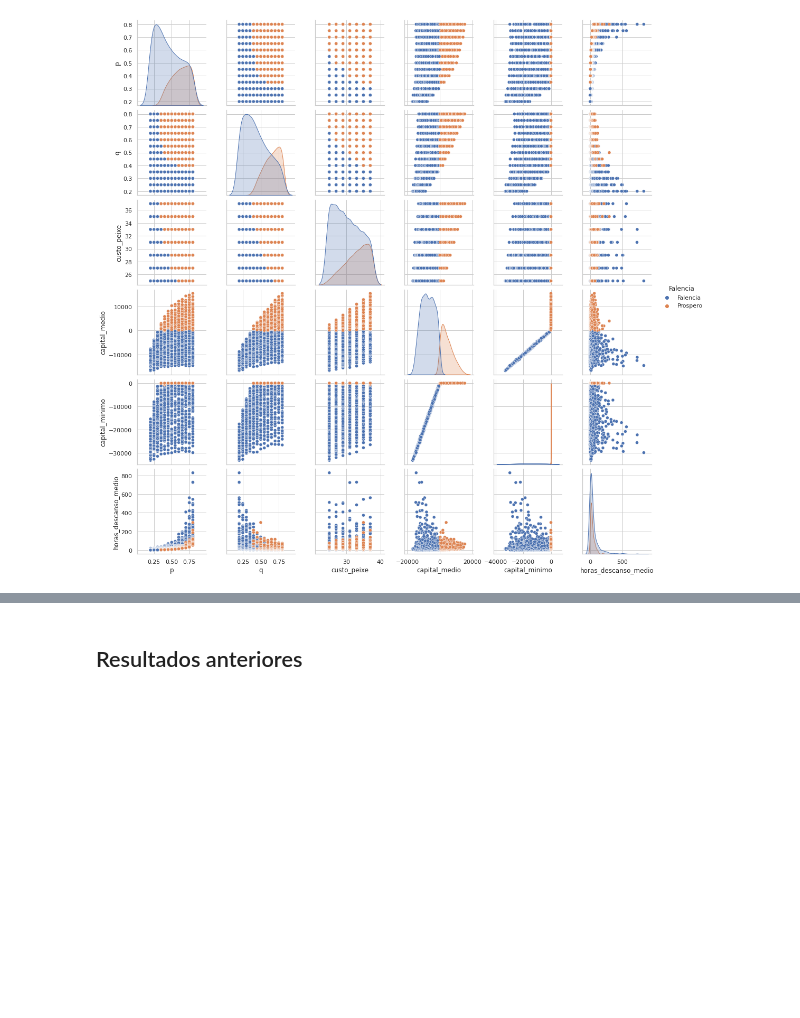
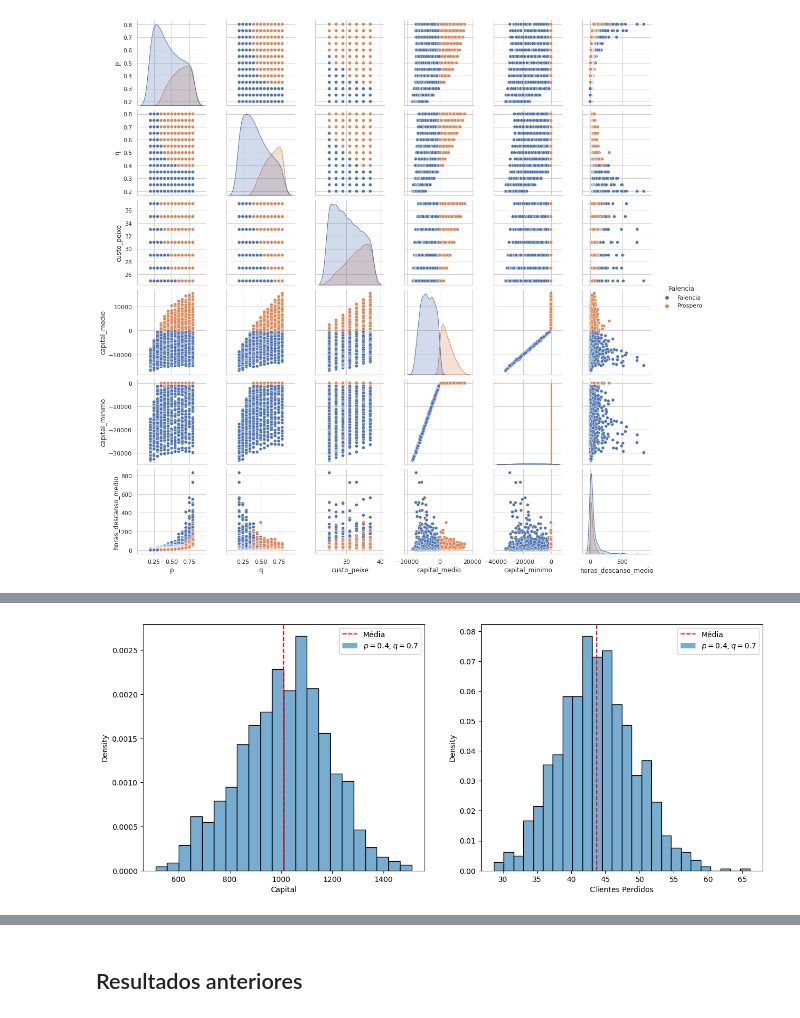
Before and after one commit to jorgesalhani/Statistics, a Jupyter notebook: Project/Prj1.ipynb, the cells around one changed output, grey strips where cells are left out. Cells and saved outputs as stored; diff of their text form; code cells hidden in the pictures; blank space fills up the shorter version.

```diff
--- a/Project/Prj1.ipynb
+++ b/Project/Prj1.ipynb
@@ -709,0 +747,13 @@ plt.show()
+# %%
+n_horas = 1000
+colun = ['capital', 'clientesPerdi']
+capital = []
+clientesPerdi = []
+
+for i in range(1000):
+  df2 = simular_N_horas_M_barracas_var_PQ(n_horas, 1, p=0.4, q=0.7, custo_peixe=32, capital_inicial=1000)
+  if np.min(df2['CapitalAtual']) < 0:
+    i-=1
+  else:
+    clientesPerdi.append(np.mean(df2['ClientesPerdidos']))
+    capital.append(np.mean(df2['CapitalAtual']))
@@ -709,0 +771,21 @@ plt.show()
+# %%
+df_means = pd.DataFrame({colun[0]: capital, colun[1]: clientesPerdi})
+
+fig, ax = plt.subplots(1,2,figsize=(15,6))
+
+sns.histplot(df_means, x='capital', stat='density', ax=ax[0], alpha=.6)
+sns.histplot(df_means, x='clientesPerdi', stat='density', ax=ax[1], alpha=.6)
+
+ax[0].axvline(np.mean(df_means['capital']), color='red' , ls='dashed')
+ax[1].axvline(np.mean(df_means['clientesPerdi']), color='red' , ls='dashed')
+
+ax[0].set_xlabel('Capital')
+ax[1].set_xlabel('Clientes Perdidos')
+
+ax[0].legend(['Média',r'$p = 0.4, q=0.7$'])
+ax[1].legend(['Média',r'$p = 0.4, q=0.7$'])
+
+
+plt.show()
+# %% [output]
+[figure, added]
```
Also changed, not shown: parts of 19 cells of this notebook, 1 other file.
